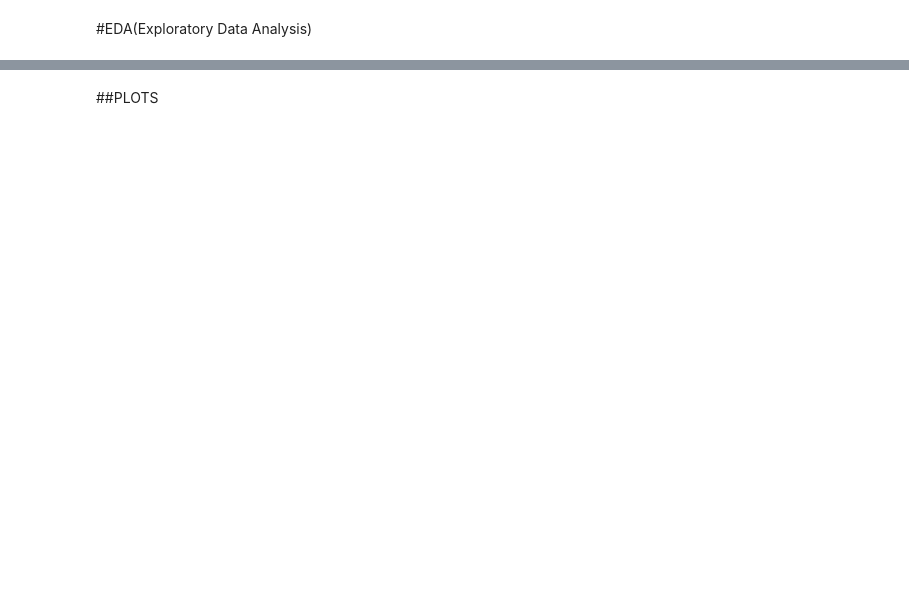
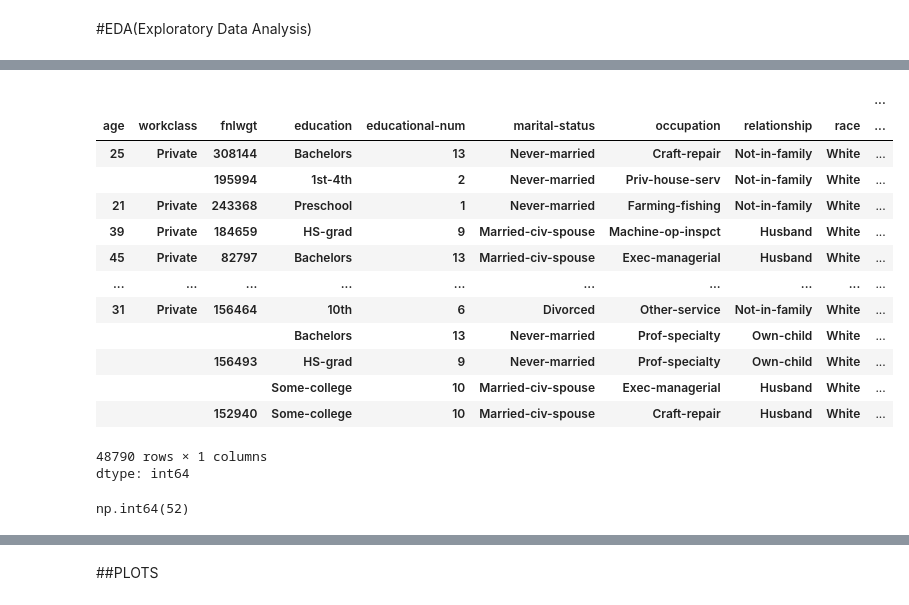
Before and after one commit to eshhha/ADULT_INCOME___PREDICTION, a Jupyter notebook: Adult_Income_prediction.ipynb, the cells around one changed output, grey strips where cells are left out. Cells and saved outputs as stored; diff of their text form; code cells hidden in the pictures; blank space fills up the shorter version.

```diff
--- a/Adult_Income_prediction.ipynb
+++ b/Adult_Income_prediction.ipynb
@@ -13,0 +81,24 @@ Mounted at /content/drive
+# %%
+# Count the occurrences of each unique row in the DataFrame
+df_adult.value_counts()
+# %% [output]
+|  |  |  |  |  |  |  |  |  | ... |
+| age | workclass | fnlwgt | education | educational-num | marital-status | occupation | relationship | race | ... |
+| 25 | Private | 308144 | Bachelors | 13 | Never-married | Craft-repair | Not-in-family | White | ... |
+|  |  | 195994 | 1st-4th | 2 | Never-married | Priv-house-serv | Not-in-family | White | ... |
+| 21 | Private | 243368 | Preschool | 1 | Never-married | Farming-fishing | Not-in-family | White | ... |
+| 39 | Private | 184659 | HS-grad | 9 | Married-civ-spouse | Machine-op-inspct | Husband | White | ... |
+| 45 | Private | 82797 | Bachelors | 13 | Married-civ-spouse | Exec-managerial | Husband | White | ... |
+| ... | ... | ... | ... | ... | ... | ... | ... | ... | ... |
+| 31 | Private | 156464 | 10th | 6 | Divorced | Other-service | Not-in-family | White | ... |
+|  |  |  | Bachelors | 13 | Never-married | Prof-specialty | Own-child | White | ... |
+|  |  | 156493 | HS-grad | 9 | Never-married | Prof-specialty | Own-child | White | ... |
+|  |  |  | Some-college | 10 | Married-civ-spouse | Exec-managerial | Husband | White | ... |
+|  |  | 152940 | Some-college | 10 | Married-civ-spouse | Craft-repair | Husband | White | ... |
+48790 rows × 1 columns
+dtype: int64
+# %%
+# Count the total number of duplicate rows in the DataFrame
+df_adult.duplicated().sum()
+# %% [output]
+np.int64(52)
```
Also changed, not shown: parts of 16 cells of this notebook.
